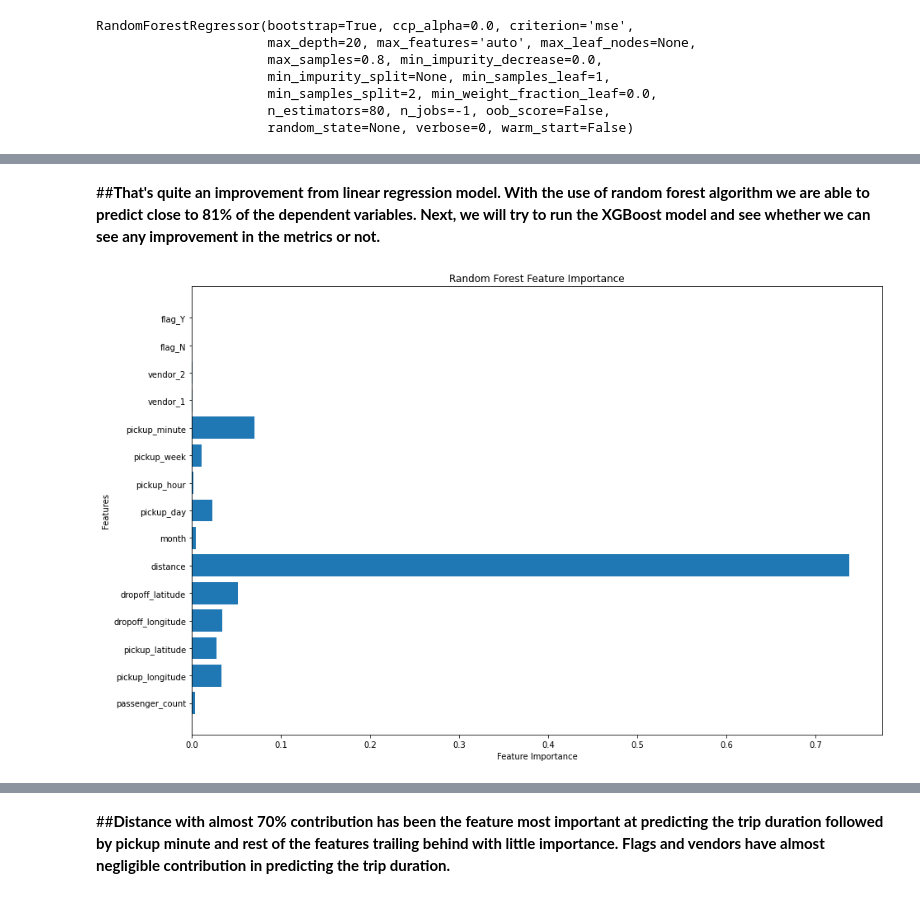
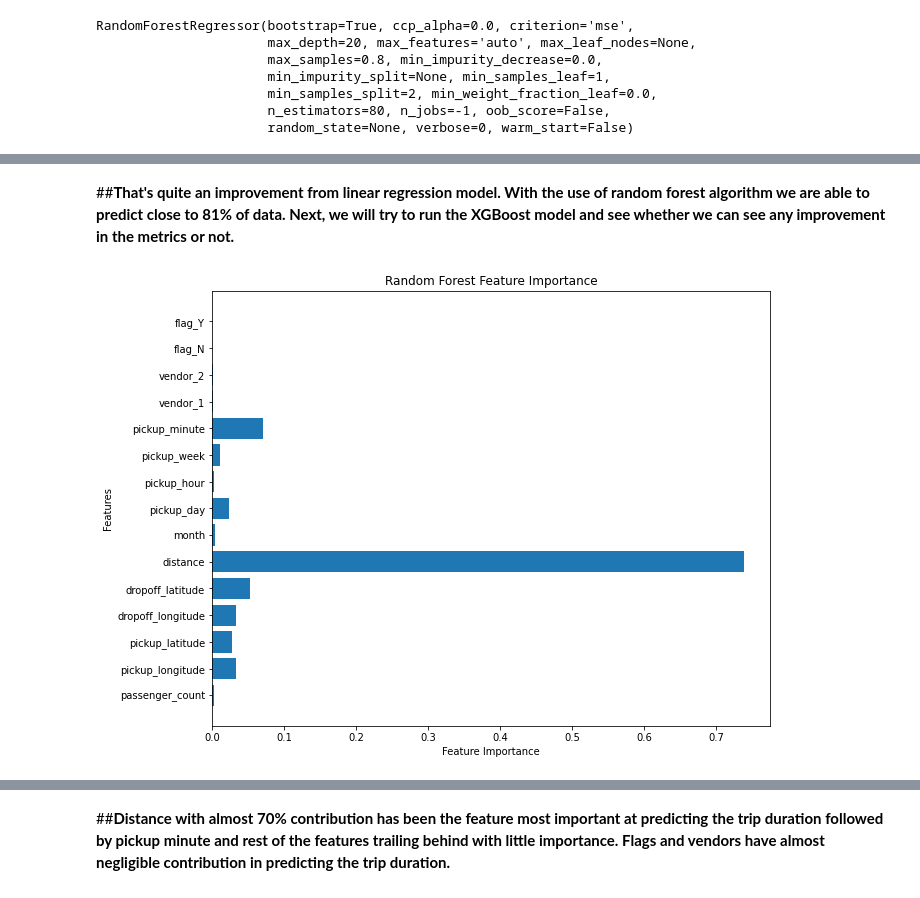
Before and after one commit to skaty5678/NYC-Taxi-Trip-Time-Prediction, a Jupyter notebook: NYC_Taxi_Trip_Time_Prediction_SANJEEV_KUMAR_THAKUR.ipynb, the cells around one changed output, grey strips where cells are left out. Drawn from its saved outputs; the diff is of its cells as text; code cells hidden in the pictures.

```diff
--- a/NYC_Taxi_Trip_Time_Prediction_SANJEEV_KUMAR_THAKUR.ipynb
+++ b/NYC_Taxi_Trip_Time_Prediction_SANJEEV_KUMAR_THAKUR.ipynb
@@ -783,13 +824,14 @@ R2 score for our Random Forest model is:
 # %% [markdown]
-##**That's quite an improvement from linear regression model. With the use of random forest algorithm we are able to predict close to 81% of the dependent variables. Next, we will try to run the XGBoost model and see whether we can see any improvement in the metrics or not.**
+##**That's quite an improvement from linear regression model. With the use of random forest algorithm we are able to predict close to 81% of data. Next, we will try to run the XGBoost model and see whether we can see any improvement in the metrics or not.**
 # %%
+plt.figure(figsize=(10,8))
 plt.barh(features_rf, reg.feature_importances_)
 plt.title("Random Forest Feature Importance")
 plt.xlabel("Feature Importance")
 plt.ylabel("Features")
 plt.show()
 # %% [output]
-[figure, old version]
+[figure, new version]
 # %%
 # get importance
 importance = reg.feature_importances_
```
Also changed, not shown: parts of 59 cells of this notebook.
